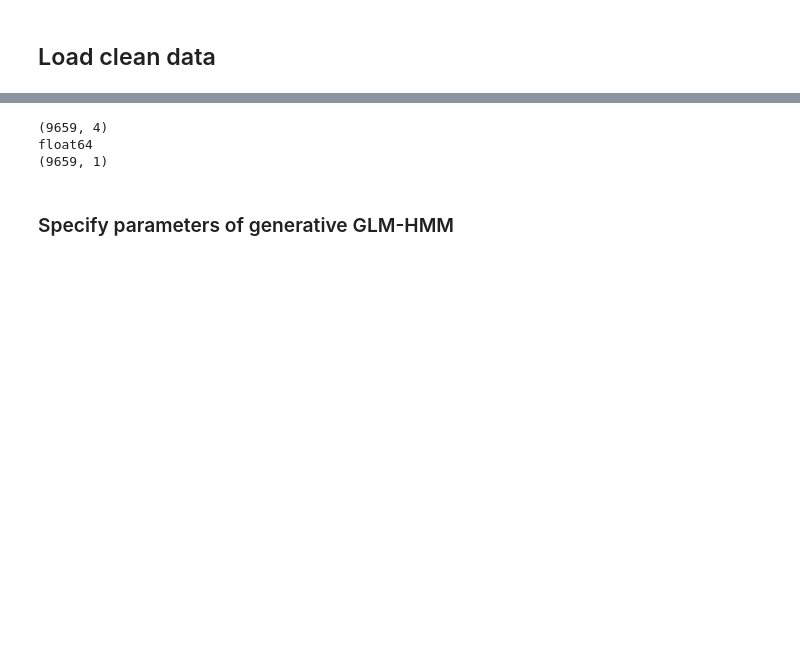
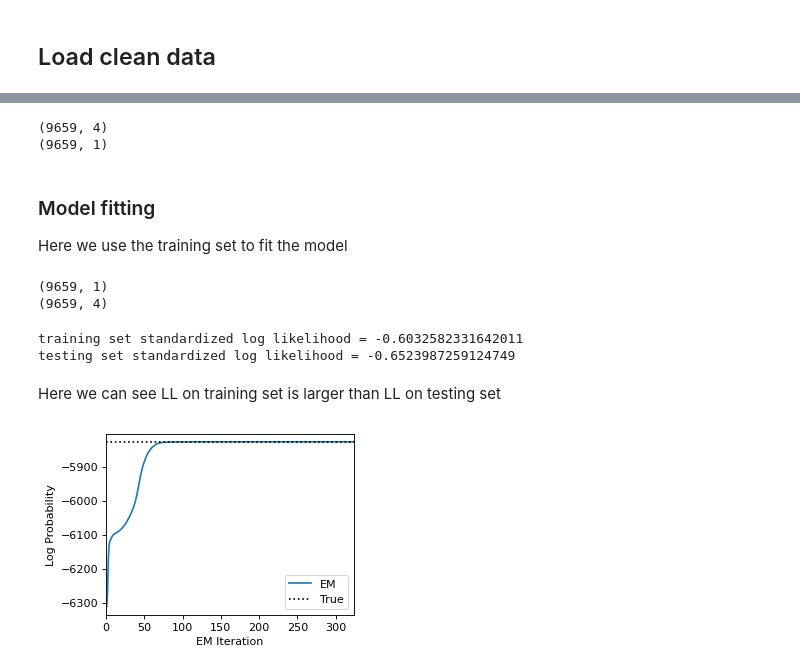
Before and after one commit to psalvino/DRL_Final_Project, a Jupyter notebook: Final_Project.ipynb, the cells around one changed output, grey strips where cells are left out. Cells and saved outputs as stored; diff of their text form; code cells hidden in the pictures; blank space fills up the shorter version.

```diff
--- a/Final_Project.ipynb
+++ b/Final_Project.ipynb
@@ -173,6 +142,5 @@ data.to_csv(save_path)
 # %% [markdown]
 ## Load clean data
 # %%
-# clean_data_path=r'data/behaviordata_clean.csv'
-# data=pd.read_csv(clean_data_path)
-data=pd.read_csv('behaviordata_clean.csv')
+clean_data_path=r'data/behaviordata_clean.csv'
+data=pd.read_csv(clean_data_path)
@@ -190,6 +163,8 @@ input_dim = 4         # input dimensions
 true_glmhmm = ssm.HMM(num_states, obs_dim, input_dim, observations="input_driven_obs",
                    observation_kwargs=dict(C=num_categories), transitions="standard")
 # %%
+# formatting the data type for true choice and model inputs
+
 true_choice=data['choice'].to_numpy()
 true_choice[np.where(true_choice=='L')]=1
 true_choice[np.where(true_choice=='R')]=0
@@ -197,17 +172,14 @@ true_choice[np.where(true_choice=='R')]=0
 # a list of sessions. Each session(i) is an ndarray with data type of int and shape of trial_len(i) x 1
 true_choice=[true_choice[:,np.newaxis].astype(int)]
 
-# formate for inpts:
+# format for inpts:
 # a list of sessions, same length of true choice.
-# #Each session(i) is an ndarray with data type of float and shape of trial_len(i) x input_dim
+# Each session(i) is an ndarray with data type of float and shape of trial_len(i) x input_dim
 inpts=data[['previous_choice','previous_stim','num_towers_delta']].to_numpy()
-inpts=np.hstack([inpts,np.random.randint(low=-3,high=3,size=(len(inpts),1))])
+inpts=np.hstack([inpts,np.random.rand(len(inpts),1)])
 inpts[np.where(inpts=='L')]=1
 inpts[np.where(inpts=='R')]=0
 inpts=[inpts.astype(float)]
-# print(inpts[0].shape)
-# print(inpts[0].dtype)
-# print(true_choice[0].shape)
 
 # # divide data into training and testing
 inpts = np.array(inpts)
@@ -225,11 +197,42 @@ true_choice_test = [true_choice[0][test_idx]]
 inpts = list(inpts)
 
 print(inpts_train[0].shape)
-print(inpts_train[0].dtype)
 print(true_choice_train[0].shape)
 # %% [output]
 (9659, 4)
-float64
 (9659, 1)
-# %% [markdown]
-### Specify parameters of generative GLM-HMM
+# %% [markdown]
+### Model fitting
+Here we use the training set to fit the model
+# %%
+print(true_choice_train[0].shape)
+print(inpts_train[0].shape)
+N_iter=500
+fit_ll=true_glmhmm.fit(true_choice_train,inputs=inpts_train,method='em',num_iters=N_iter,tolerance=10e-8)
+# %% [output]
+(9659, 1)
+(9659, 4)
+# %%
+# calculate negative log likelihood for training set and testing set
+train_set_ll = true_glmhmm.log_probability(true_choice_train, inputs=inpts_train)
+test_set_ll = true_glmhmm.log_probability(true_choice_test, inputs=inpts_test)
+print("training set standardized log likelihood = " + str(train_set_ll/len(true_choice_train[0])))
+print("testing set standardized log likelihood = " + str(test_set_ll/len(true_choice_test[0])))
+# %% [output]
+training set standardized log likelihood = -0.6032582331642011
+testing set standardized log likelihood = -0.6523987259124749
+# %% [markdown]
+Here we can see LL on training set is larger than LL on testing set
+# %%
+# Plot the log probabilities of the true and fit models. Fit model final NLL should be greater
+# than or equal to true LL.
+fig = plt.figure(figsize=(4, 3), dpi=80, facecolor='w', edgecolor='k')
+plt.plot(fit_ll, label="EM")
+plt.plot([0, len(fit_ll)], train_set_ll * np.ones(2), ':k', label="True")
+plt.legend(loc="lower right")
+plt.xlabel("EM Iteration")
+plt.xlim(0, len(fit_ll))
+plt.ylabel("Log Probability")
+plt.show()
+# %% [output]
+[figure, added]
```
Also changed, not shown: parts of 17 cells of this notebook.
